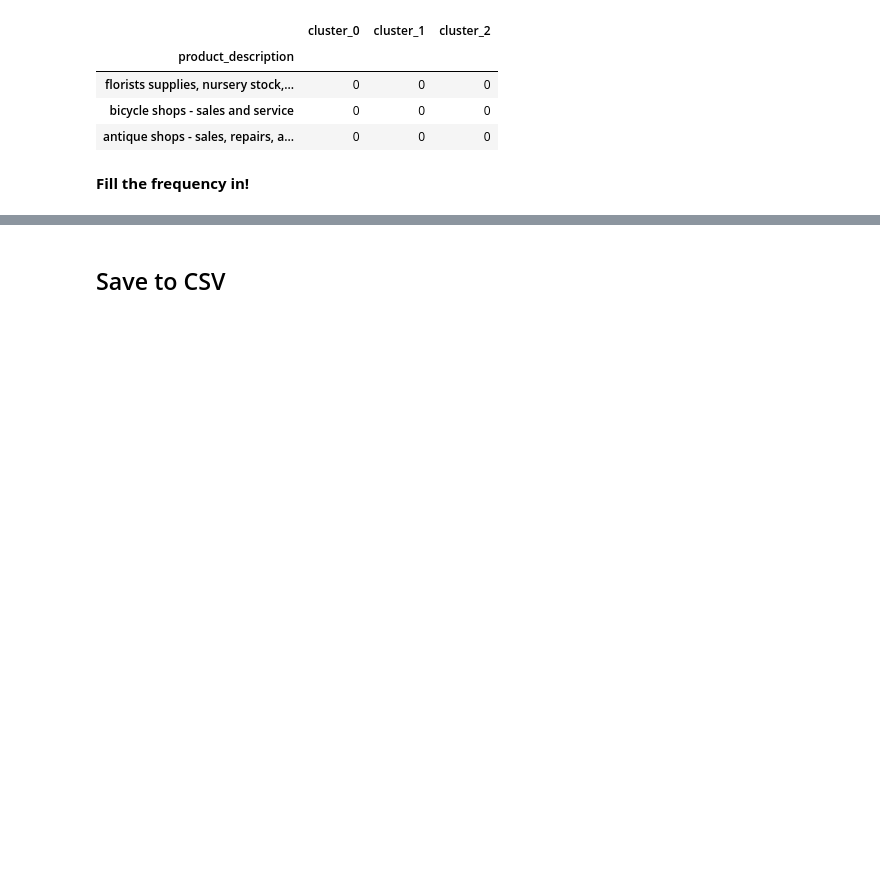
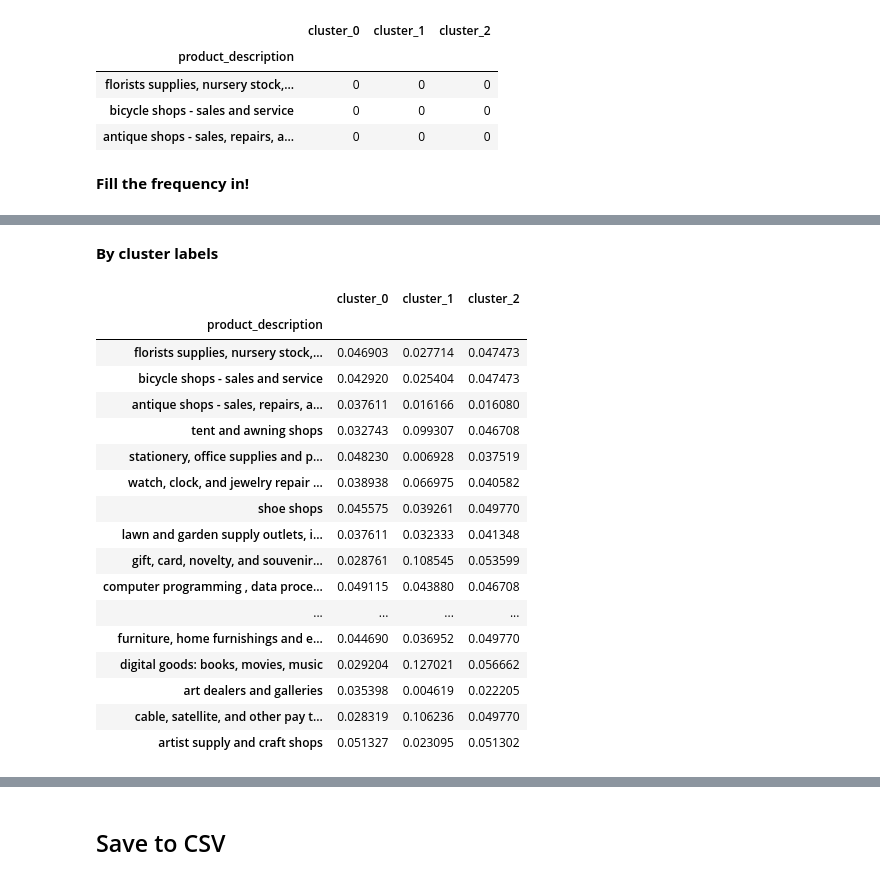
Before and after one commit to TGChenZP/MAST30034-A2_GroupWork_Py, a Jupyter notebook: notebooks/C_5_tally_merchant_cluster.ipynb, the cells around one changed output, grey strips where cells are left out. Drawn from its saved outputs; the diff is of its cells as text; code cells hidden in the pictures; blank space fills up the shorter version.

```diff
--- a/notebooks/C_5_tally_merchant_cluster.ipynb
+++ b/notebooks/C_5_tally_merchant_cluster.ipynb
@@ -133,0 +220,27 @@ display(my_tally)
+# %% [markdown]
+**By cluster labels**
+# %%
+byCluster_tally = my_tally.iloc[:,0:3].copy()
+for col in byCluster_tally.columns:
+    byCluster_tally[col] = byCluster_tally[col]/my_tally[col].sum()
+# %%
+byCluster_tally
+# %% [output]
+|  | cluster_0 | cluster_1 | cluster_2 |
+| product_description |  |  |  |
+| florists supplies, nursery stock,... | 0.046903 | 0.027714 | 0.047473 |
+| bicycle shops - sales and service | 0.042920 | 0.025404 | 0.047473 |
+| antique shops - sales, repairs, a... | 0.037611 | 0.016166 | 0.016080 |
+| tent and awning shops | 0.032743 | 0.099307 | 0.046708 |
+| stationery, office supplies and p... | 0.048230 | 0.006928 | 0.037519 |
+| watch, clock, and jewelry repair ... | 0.038938 | 0.066975 | 0.040582 |
+| shoe shops | 0.045575 | 0.039261 | 0.049770 |
+| lawn and garden supply outlets, i... | 0.037611 | 0.032333 | 0.041348 |
+| gift, card, novelty, and souvenir... | 0.028761 | 0.108545 | 0.053599 |
+| computer programming , data proce... | 0.049115 | 0.043880 | 0.046708 |
+| ... | ... | ... | ... |
+| furniture, home furnishings and e... | 0.044690 | 0.036952 | 0.049770 |
+| digital goods: books, movies, music | 0.029204 | 0.127021 | 0.056662 |
+| art dealers and galleries | 0.035398 | 0.004619 | 0.022205 |
+| cable, satellite, and other pay t... | 0.028319 | 0.106236 | 0.049770 |
+| artist supply and craft shops | 0.051327 | 0.023095 | 0.051302 |
```
Also changed, not shown: parts of 11 cells of this notebook, 2 other files.
